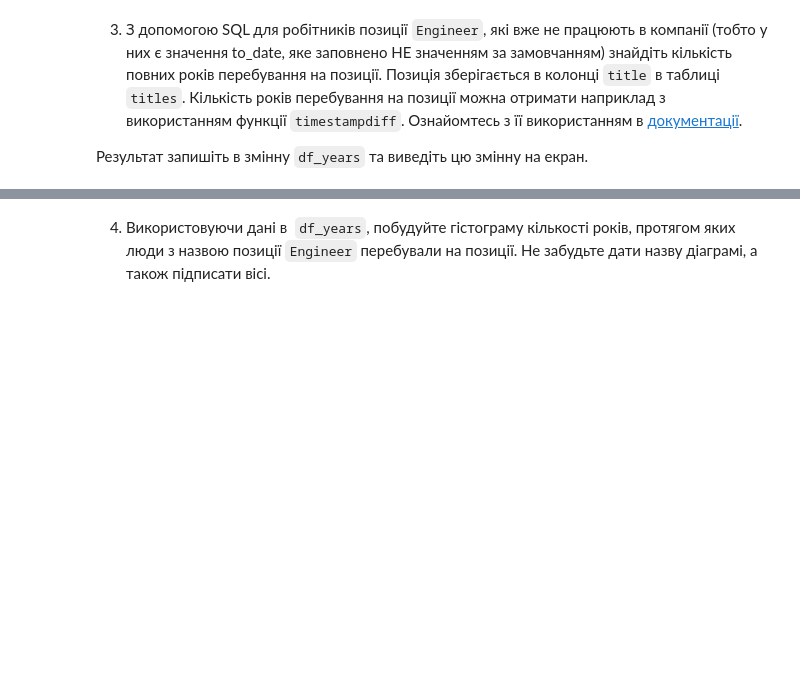
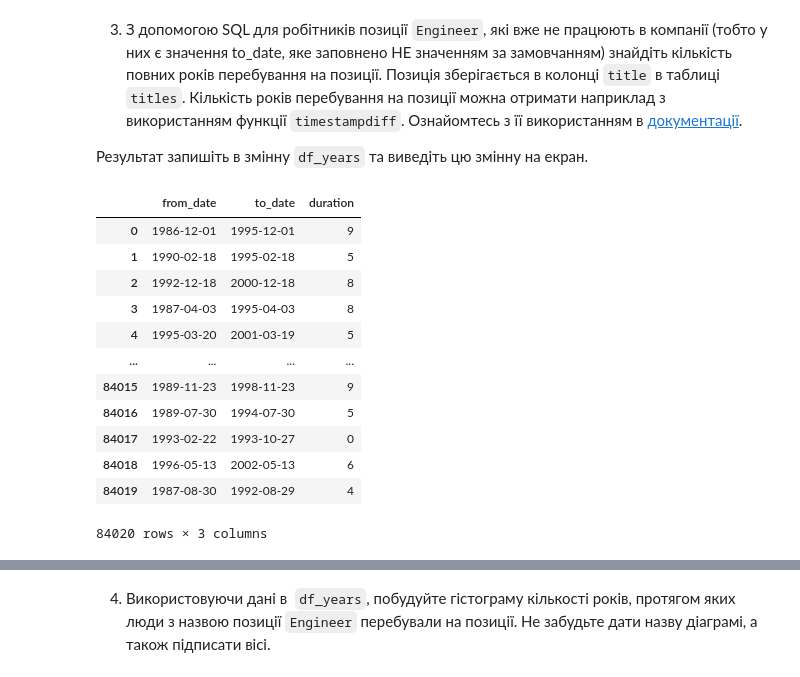
Before and after one commit to olgasamus/python_courses, a Jupyter notebook: module_5/Домашнє_завдання_№4_Pandas_+_SQL.ipynb, the cells around one changed output, grey strips where cells are left out. Drawn from its saved outputs; the diff is of its cells as text; code cells hidden in the pictures; blank space fills up the shorter version.

```diff
--- a/module_5/Домашнє_завдання_№4_Pandas_+_SQL.ipynb
+++ b/module_5/Домашнє_завдання_№4_Pandas_+_SQL.ipynb
@@ -22,3 +81,20 @@
+# %%
+df_years = pd.read_sql(sql_2, engine)
+df_years
+# %% [output]
+|  | from_date | to_date | duration |
+| 0 | 1986-12-01 | 1995-12-01 | 9 |
+| 1 | 1990-02-18 | 1995-02-18 | 5 |
+| 2 | 1992-12-18 | 2000-12-18 | 8 |
+| 3 | 1987-04-03 | 1995-04-03 | 8 |
+| 4 | 1995-03-20 | 2001-03-19 | 5 |
+| ... | ... | ... | ... |
+| 84015 | 1989-11-23 | 1998-11-23 | 9 |
+| 84016 | 1989-07-30 | 1994-07-30 | 5 |
+| 84017 | 1993-02-22 | 1993-10-27 | 0 |
+| 84018 | 1996-05-13 | 2002-05-13 | 6 |
+| 84019 | 1987-08-30 | 1992-08-29 | 4 |
+84020 rows × 3 columns
 # %% [markdown]
 Очікуваний результат:
 
```
Also changed, not shown: parts of 10 cells of this notebook.
